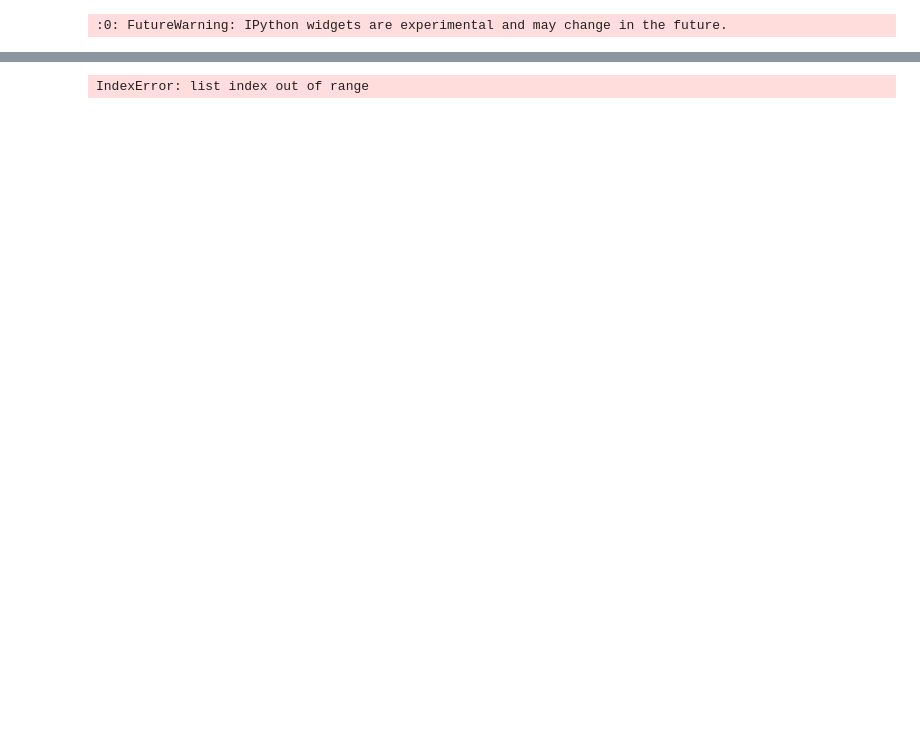
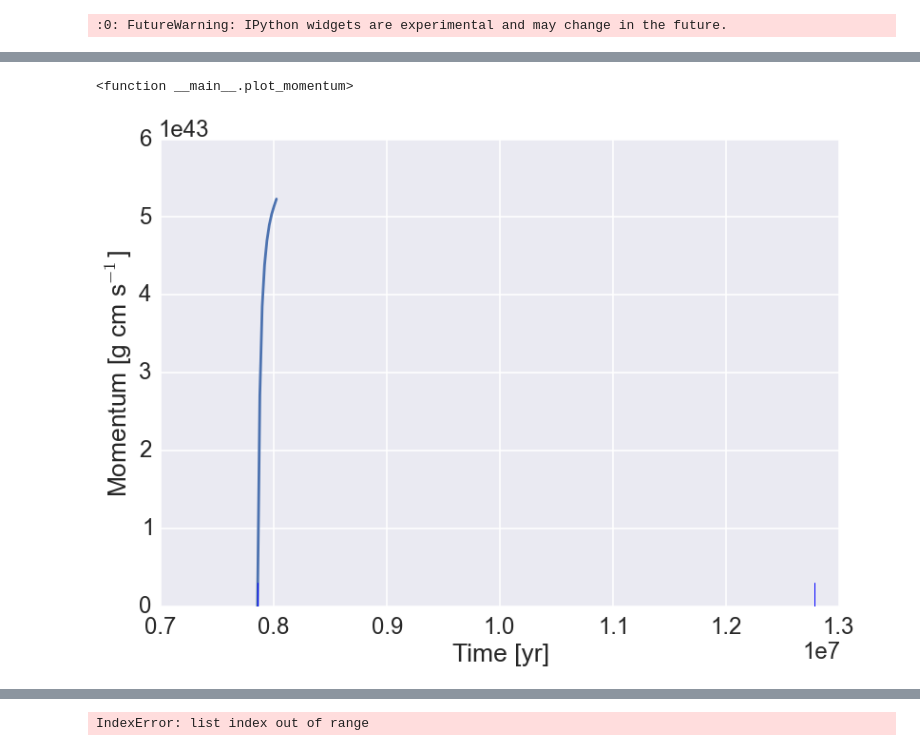
Before and after one commit to egentry/clustered_SNe, a Jupyter notebook: analysis/visualize.ipynb, the cells around one changed output, grey strips where cells are left out. Cells and saved outputs as stored; diff of their text form; code cells hidden in the pictures; blank space fills up the shorter version.

```diff
--- a/analysis/visualize.ipynb
+++ b/analysis/visualize.ipynb
@@ -364,3 +374,47 @@ interact(plot_energy,
+# %%
+def plot_momentum(last_run, x_axis):
+    if type(last_run) is RunSummary:
+
+        plt.figure()
+
+        if x_axis is "time":
+            x_variable = last_run.times / yr
+            xlabel = "Time [yr]"
+            xscale = "linear"
+            plt.xscale(xscale)
+            xfmt = plt.gca().get_xaxis().get_major_formatter() # needs to be set AFTER plt.xscale()
+            if xscale is "log":
+                mask = x_variable > 1
+            elif xscale is "linear":
+                mask = np.full_like(x_variable, True, dtype=bool)
+                xfmt.set_powerlimits((-2, 2)) # force scientific notation outside this range
+
+        else:
+            x_variable = np.arange(len(last_run.times))
+            xlabel = "Checkpoint"
+            xscale = "linear"
+            mask = np.full_like(x_variable, True, dtype=bool)
+
+            plt.xscale(xscale)
+            xfmt = plt.gca().get_xaxis().get_major_formatter() # needs to be set AFTER plt.xscale()
+
+        plt.plot(x_variable[mask], last_run.momentum[mask])
+        plt.xscale(xscale)
+        plt.xlabel(xlabel)
+        plt.gca().xaxis.set_major_formatter(xfmt)
+        plt.ylabel(r"Momentum [g cm s$^{-1}$]")
+
+        if x_axis is "time":
+            SNe_rugplot(last_run)
+
+
+
+interact(plot_momentum,
+         last_run=fixed(last_run),
+         x_axis = RadioButtons(options=["time", "checkpoints"]))
+# %% [output]
+<function __main__.plot_momentum>
+[figure, added]
 # %%
 def plot_luminosity(last_run, x_axis):
     if type(last_run) is RunSummary:
```
Also changed, not shown: parts of 9 cells of this notebook, 35 other files.
